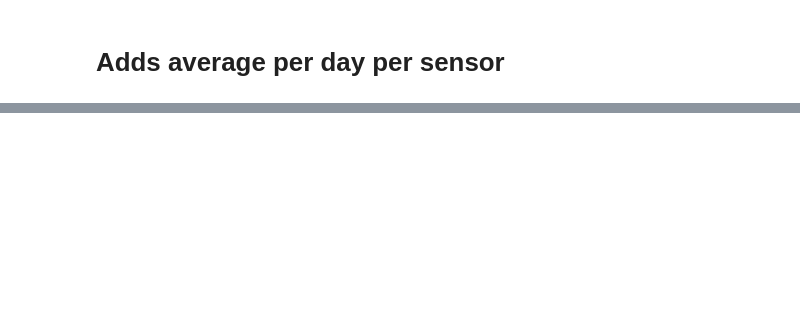
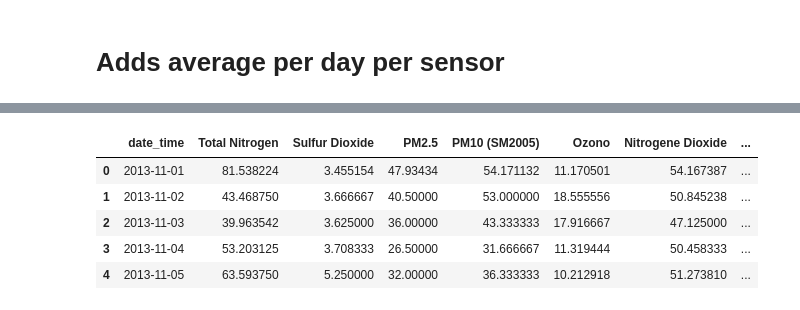
Before and after one commit to nickmancol/airquality-nickman, a Jupyter notebook: AirQuality.ipynb, the cells around one changed output, grey strips where cells are left out. Drawn from its saved outputs; the diff is of its cells as text; code cells hidden in the pictures; blank space fills up the shorter version.

```diff
--- a/AirQuality.ipynb
+++ b/AirQuality.ipynb
@@ -276,0 +281,13 @@ df_avg_weather.head()
+# %%
+def avg_df_measures(df, df_measures):
+    res = pd.DataFrame({'date_time':df.loc[:, 'date_time'].values})
+    for m in df_measures.measure.unique():
+        if m != 'Wind Direction':
+            sensors = [str(s) for s in df_measures.loc[df_measures['measure']==m, 'sensor_id'].unique()]
+            if set(sensors).intersection(df.columns):
+                res[m] = df.loc[:, sensors].mean(axis=1).values
+
+    return res
+# %%
+df_avg_air = avg_df_measures(df_avg_air, df_air_measures)
+df_avg_weather = avg_df_measures(df_avg_weather, df_weather_measures)
@@ -276,0 +307,9 @@ df_avg_weather.head()
+# %%
+df_avg_air.head()
+# %% [output]
+|  | date_time | Total Nitrogen | Sulfur Dioxide | PM2.5 | PM10 (SM2005) | Ozono | Nitrogene Dioxide | ... |
+| 0 | 2013-11-01 | 81.538224 | 3.455154 | 47.93434 | 54.171132 | 11.170501 | 54.167387 | ... |
+| 1 | 2013-11-02 | 43.468750 | 3.666667 | 40.50000 | 53.000000 | 18.555556 | 50.845238 | ... |
+| 2 | 2013-11-03 | 39.963542 | 3.625000 | 36.00000 | 43.333333 | 17.916667 | 47.125000 | ... |
+| 3 | 2013-11-04 | 53.203125 | 3.708333 | 26.50000 | 31.666667 | 11.319444 | 50.458333 | ... |
+| 4 | 2013-11-05 | 63.593750 | 5.250000 | 32.00000 | 36.333333 | 10.212918 | 51.273810 | ... |
```
Also changed, not shown: parts of 13 cells of this notebook.
